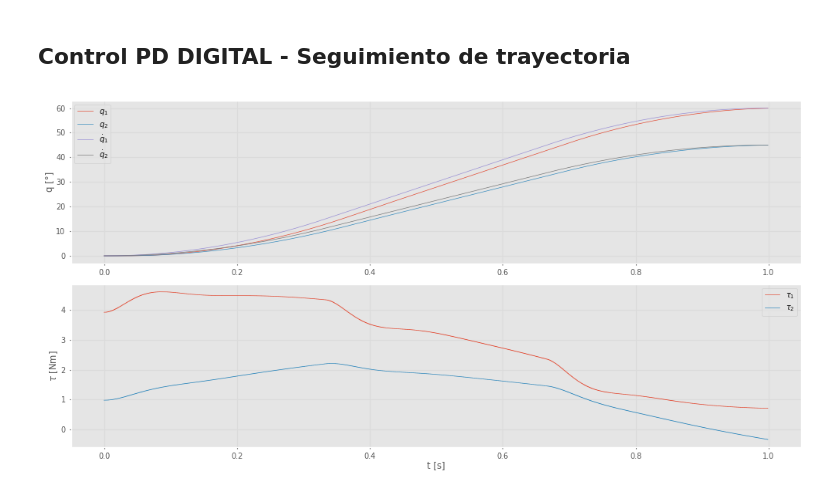
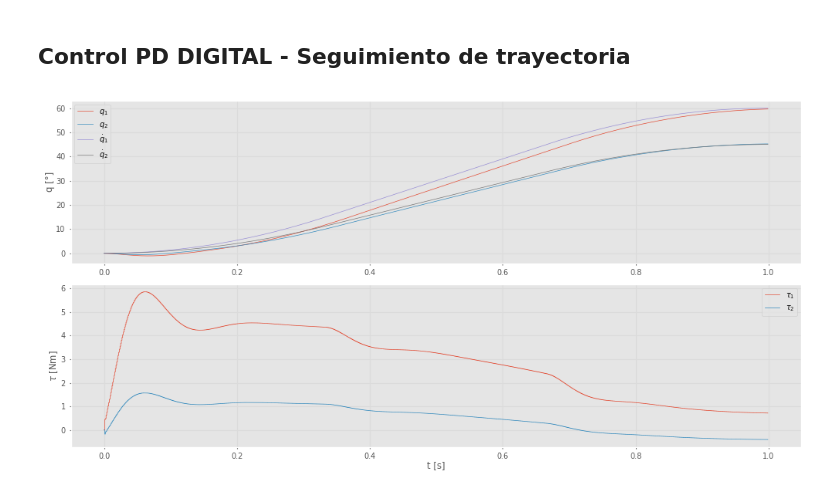
Before and after one commit to pgonfiuba/robotica, a Jupyter notebook: 5. Dinamica/dpNumeric.ipynb, the cells around one changed output. Cells and saved outputs as stored; diff of their text form; code cells hidden in the pictures.

```diff
--- a/5. Dinamica/dpNumeric.ipynb
+++ b/5. Dinamica/dpNumeric.ipynb
@@ -42,7 +42,7 @@ dp =rtb.DHRobot(
         rtb.RevoluteDH(a=200e-3,m=1,
                 r=np.array([-100, 0, 0]) * 1e-3,
                 I=np.array([0,0,0,0,0,0,0,0,1e-4]),
-                B=1, G=1),
+                B=1*0, G=1),
     ],
     gravity = np.array([0, -9.8, 0]), # Ojo con el signo, la gravedad va hacia abajo con signo positivo
     name = "dp")
@@ -392,7 +392,7 @@ for i in tqdm(range(n_samples)):
    # Obtengo la referencia para el instante actual
    q_ref = q_des[i]
    # Calculo la acción de control para el instante de tiempo actual
-   tau = Kp.dot(q_ref - x[:2]) - Kd.dot(x[2:]) + dp.gravload(x[:2])
+   tau = Kp.dot(q_ref - x[:2]) - Kd.dot(x[2:]) #+ dp.gravload(x[:2])
 
    # Integración de tiempo continuo en un paso con tau constante
    sol = solve_ivp(
@@ -400,34 +400,34 @@ for i in tqdm(range(n_samples)):
         [0, dt],
         x,
         method='RK45',
         t_eval=[dt],   # solo me interesa el final
         rtol=1e-6,
         atol=1e-9
     )
 
    # Actualizo los estados
    x = sol.y[:,-1]
 
    # Almaceno resultados para graficar luego
    q_samples[i,:] = x[:2]
    qd_samples[i,:] = x[2:]
    tau_samples[i,:] = tau
 
 plt.figure(figsize=(10,5))
 plt.subplot(2,1,1)
 plt.plot(t,q_samples*180/np.pi)
 plt.plot(t,q_des*180/np.pi)
 plt.ylabel('q [°]')
 plt.legend([r'$q_1$',r'$q_2$',r'$\dot{q}_1$',r'$\dot{q}_2$'])
 plt.subplot(2,1,2)
 plt.step(t,tau_samples,where='post')
 plt.legend([r'$\tau_1$',r'$\tau_2$'])
 plt.ylabel(r'$\tau$ [Nm]')
 plt.xlabel('t [s]')
 plt.tight_layout()
 plt.show()
 # %% [output]
-[figure, old version]
+[figure, new version]
 # %%
 dp_animate(q_samples[0:-1:20],Ts=dt*20,trail=True)
 # %% [output]
```
Also changed, not shown: parts of 2 cells of this notebook.
